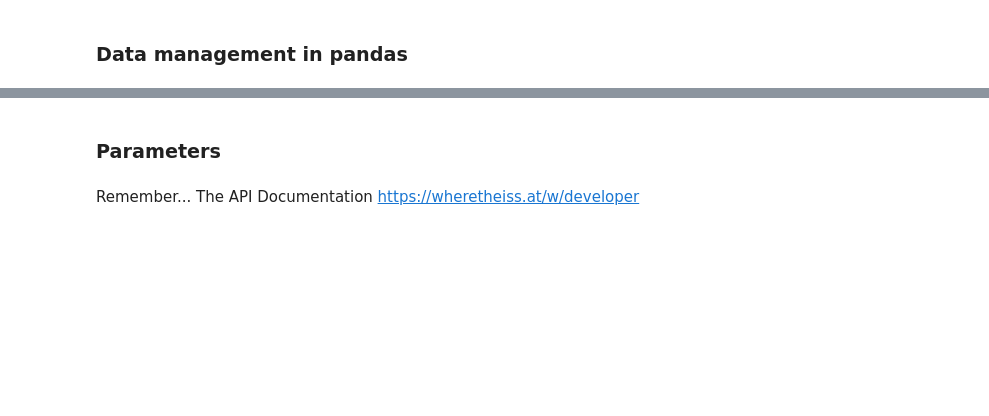
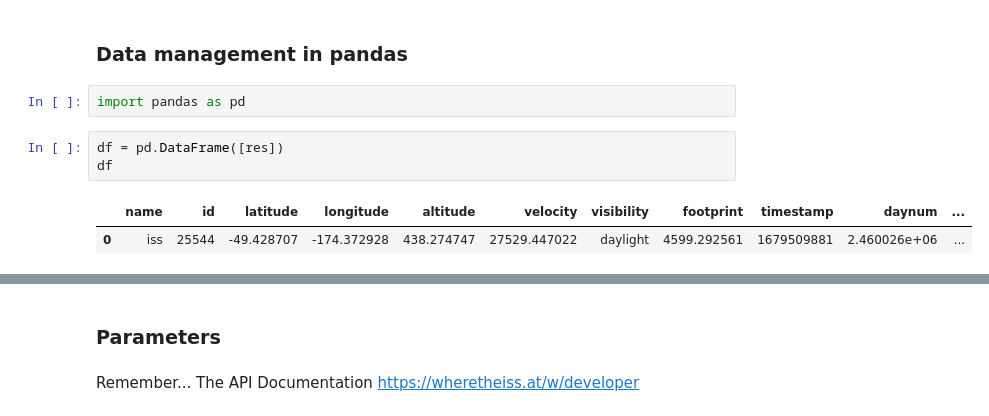
Before and after one commit to Ironhack-data-bcn-feb-2023/lectures, a Jupyter notebook: module-1/week-7/02-APIs.ipynb, the cells around one changed output, grey strips where cells are left out. Drawn from its saved outputs; the diff is of its cells as text; blank space fills up the shorter version.

```diff
--- a/module-1/week-7/02-APIs.ipynb
+++ b/module-1/week-7/02-APIs.ipynb
@@ -143,2 +186,10 @@ We make the call to the satellites endpoint with the id because it has already b
 # %% [markdown]
 ### Data management in pandas
+# %%
+import pandas as pd
+# %%
+df = pd.DataFrame([res])
+df
+# %% [output]
+|  | name | id | latitude | longitude | altitude | velocity | visibility | footprint | timestamp | daynum | ... |
+| 0 | iss | 25544 | -49.428707 | -174.372928 | 438.274747 | 27529.447022 | daylight | 4599.292561 | 1679509881 | 2.460026e+06 | ... |
```
Also changed, not shown: parts of 18 cells of this notebook.
